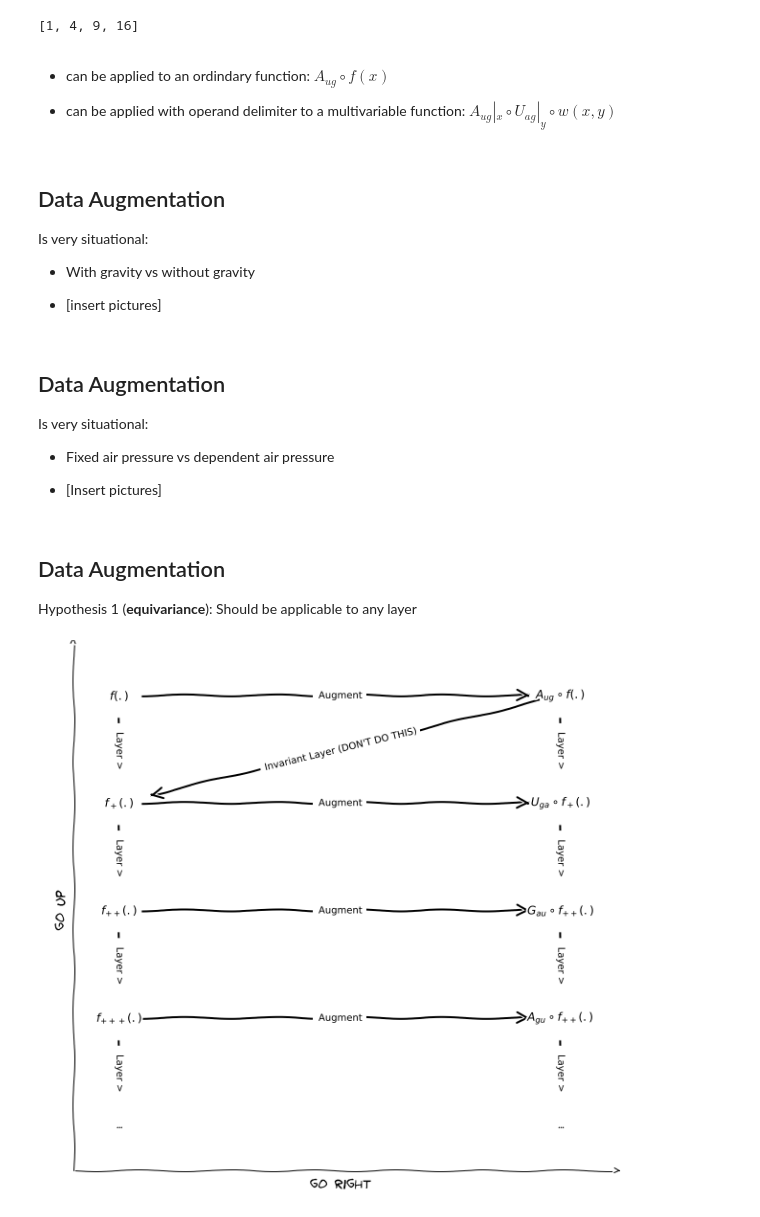
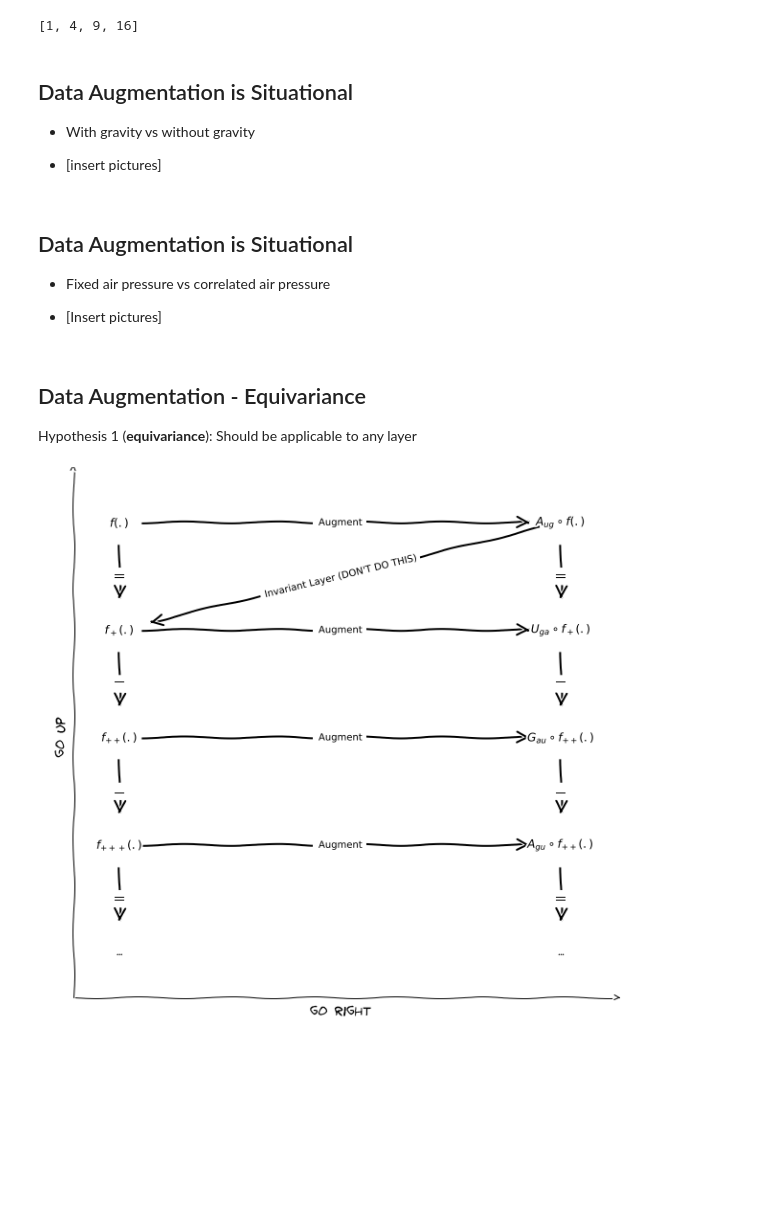
Before and after one commit to tribbloid/convnet-abstraction, a Jupyter notebook: slide/C-aug.ipynb, the cells around one changed output. Saved outputs shown, nothing was run; the diff lists cells and outputs as text; code cells hidden in the pictures; blank space fills up the shorter version.

```diff
--- a/slide/C-aug.ipynb
+++ b/slide/C-aug.ipynb
@@ -74,66 +70,57 @@ plt.show()
 list(map(lambda x: x * x, range(1, 5)))  # Map: (R -> R) -> (R^n -> R^n)
 # %% [output]
 [1, 4, 9, 16]
-# %% [markdown]
-- can be applied to an ordindary function: $A_{ug} \circ f(x)$
-
-- can be applied with operand delimiter to a multivariable function: $A_{ug}|_{x} \circ U_{ag}|_{y} \circ w(x, y)$
 # %% [markdown]
-## Data Augmentation
-
-Is very situational:
+## Data Augmentation is Situational
 
 - With gravity vs without gravity
 
 - [insert pictures]
 # %% [markdown]
-## Data Augmentation
+## Data Augmentation is Situational
 
-Is very situational:
-
-- Fixed air pressure vs dependent air pressure
+- Fixed air pressure vs correlated air pressure
 
 - [Insert pictures]
 # %% [markdown]
-## Data Augmentation
+## Data Augmentation - Equivariance
 
 Hypothesis 1 (**equivariance**): Should be applicable to any layer
 # %%
-
 
 g = nx.DiGraph(directed=True)
 
 fs = [
     "$f(.)$",
     "$f_+(.)$",
     "$f_{++}(.)$",
     "$f_{+++}(.)$",
     "..."
 ]
 
 afs = [
     "$A_{ug} \circ f(.)$",
     "$U_{ga} \circ f_+(.)$",
     "$G_{au} \circ f_{++}(.)$",
     "$A_{gu} \circ f_{++}(.)$",
     " ... "
 ]
 
 for i in range(0, 4):
-    g.add_edge(fs[i], fs[i + 1], text=' Layer >')
-    g.add_edge(afs[i], afs[i + 1], text=' Layer >')
+    g.add_edge(fs[i], fs[i + 1], text='||')
+    g.add_edge(afs[i], afs[i + 1], text='||')
 #     g.add_edge(fs[i], afs[i])
 
 g2 = g.copy()
 
 for i in range(0, 4):
     g2.add_edge(fs[i], afs[i], text='Augment')
 
 g2.add_edge(afs[0], fs[1], text='Invariant Layer (DON\'T DO THIS)')
 
 drawGraph(g2, font='humor sans', layoutG=g)
 
 plt.show()
 # %% [output]
-[figure, old version]
+[figure, new version]
 # %% [markdown]
```
Also changed, not shown: parts of 14 cells of this notebook, 13 other files.
